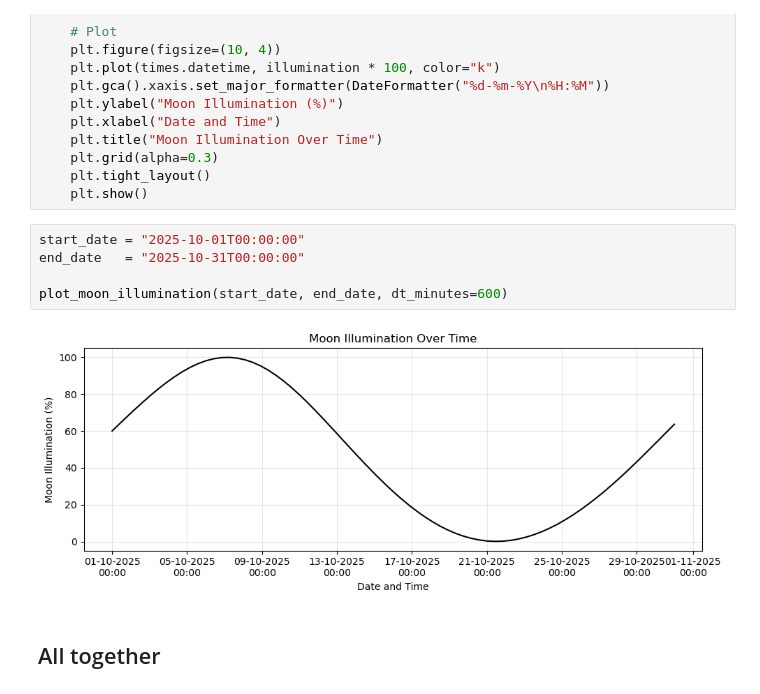
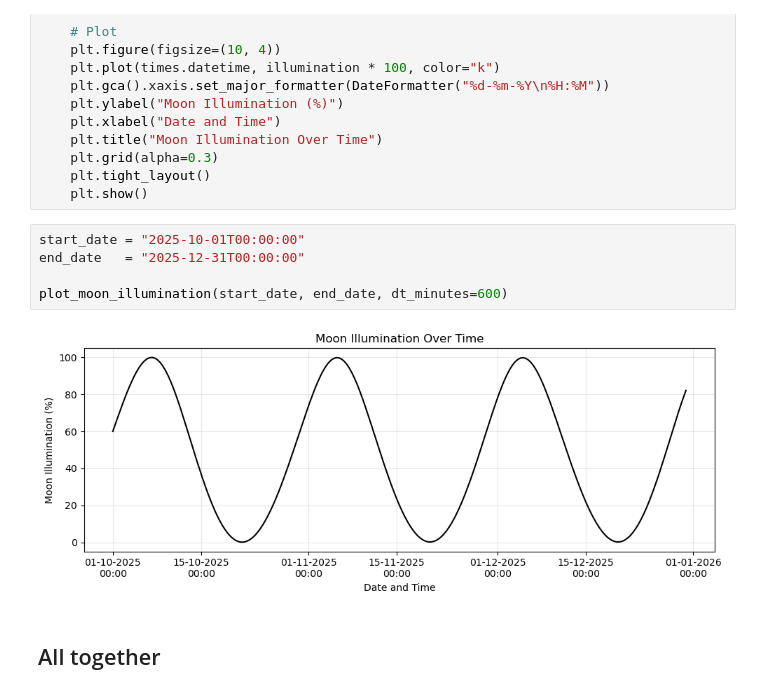
Before and after one commit to Jake-Land/MPhys_Project-Variable_Stars, a Jupyter notebook: target_stars.ipynb, the cells around one changed output. Drawn from its saved outputs; the diff is of its cells as text.

```diff
--- a/target_stars.ipynb
+++ b/target_stars.ipynb
@@ -306,11 +307,11 @@ def plot_moon_illumination(start_date, end_date, dt_minutes=10.0):
     plt.show()
 # %%
 start_date = "2025-10-01T00:00:00"
-end_date   = "2025-10-31T00:00:00"
+end_date   = "2025-12-31T00:00:00"
 
 plot_moon_illumination(start_date, end_date, dt_minutes=600)
 # %% [output]
-[figure, old version]
+[figure, new version]
 # %% [markdown]
 ## All together
 # %%
```
Also changed, not shown: parts of 3 cells of this notebook.
